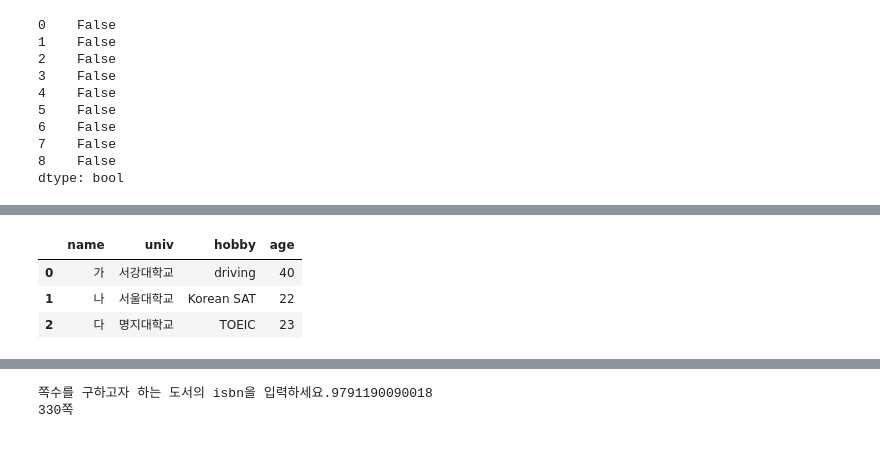
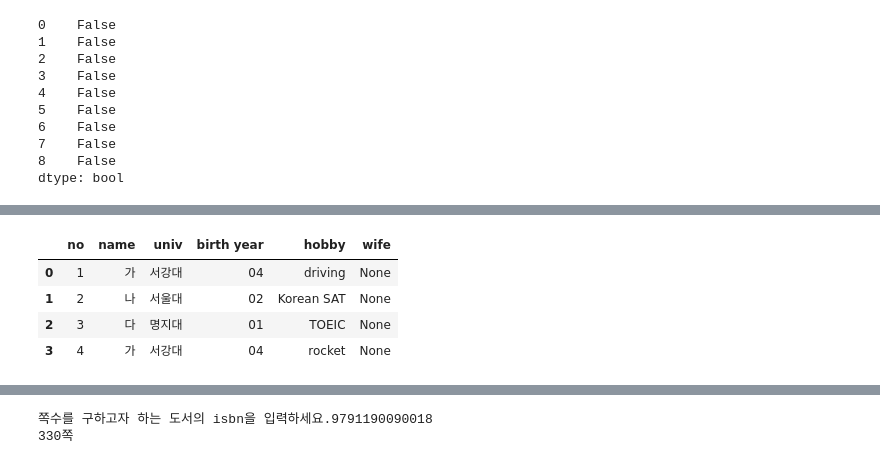
Before and after one commit to taeyoonL/AI-Data-Programming-with-Python, a Jupyter notebook: AI_and_Data_Programming.ipynb, the cells around one changed output, grey strips where cells are left out. Saved outputs shown, nothing was run; the diff lists cells and outputs as text; code cells hidden in the pictures.

```diff
--- a/AI_and_Data_Programming.ipynb
+++ b/AI_and_Data_Programming.ipynb
@@ -185,51 +185,50 @@ import pandas as pd
 d = [
     {
         'no':1,
-        'name':'가',
+        'name': '가',
         'univ':'서강대학교',
-        'age':20,
+        'birth year':'2004',
         'hobby':'driving',
         'wife':None
     },
     {
         'no':2,
         'name':'나',
         'univ':'서울대학교',
-        'age':22,
+        'birth year':'2002',
         'hobby':'Korean SAT',
         'wife':None
     },
     {
         'no':3,
         'name':'다',
         'univ':'명지대학교',
-        'age':23,
+        'birth year':'2001',
         'hobby':'TOEIC',
         'wife':None
     },
     {
         'no':4,
         'name':'가',
         'univ':'서강대학교',
-        'age':20,
-        'hobby':'driving',
+        'birth year':'2004',
+        'hobby':'rocket',
         'wife':None
     },
 ]
 
 data = pd.DataFrame(d)
 
-data_1 = data.copy()
+final = data.replace({'birth year' : {r'\d{2}(\d{2})' : r'\1'}}, regex = True)
 
-data_1.dropna(axis=1, inplace = True)
+final_1 = final.replace({'univ' : {r'(...)..' : r'\1'}}, regex = True)
 
-data_1.drop('no', axis=1, inplace = True)
+final_2 = final_1.astype({'no' : 'string'})
 
-data_2 = data_1.groupby(by=['name','univ','hobby'], dropna = False).sum()
-
-data_3 = data_2.reset_index()
+final_2
 # %% [output]
-|  | name | univ | hobby | age |
-| 0 | 가 | 서강대학교 | driving | 40 |
-| 1 | 나 | 서울대학교 | Korean SAT | 22 |
-| 2 | 다 | 명지대학교 | TOEIC | 23 |
+|  | no | name | univ | birth year | hobby | wife |
+| 0 | 1 | 가 | 서강대 | 04 | driving | None |
+| 1 | 2 | 나 | 서울대 | 02 | Korean SAT | None |
+| 2 | 3 | 다 | 명지대 | 01 | TOEIC | None |
+| 3 | 4 | 가 | 서강대 | 04 | rocket | None |
```
Also changed, not shown: parts of 4 cells of this notebook.
